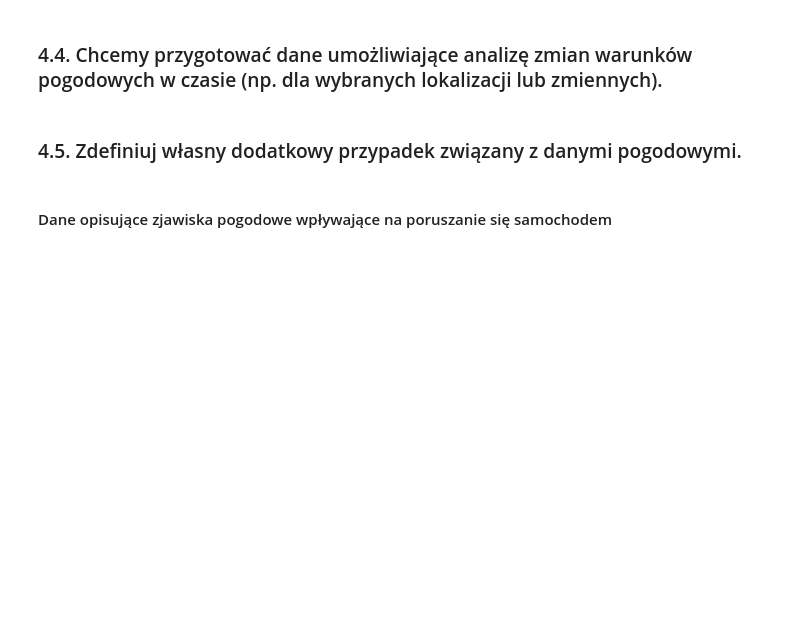
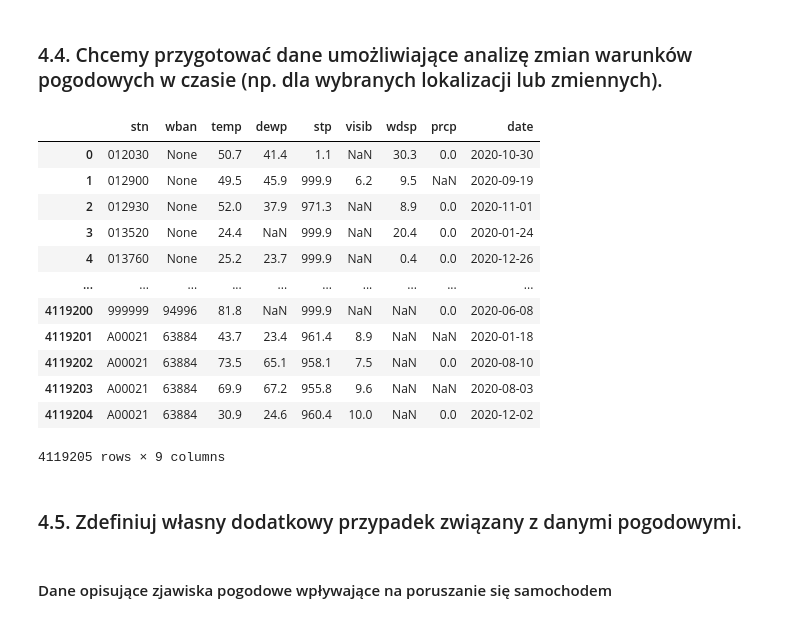
Before and after one commit to Matio004/PodstawyPrzetwarzaniaDuzychZbiorowDanych, a Jupyter notebook: zad1.ipynb, the cells around one changed output. Drawn from its saved outputs; the diff is of its cells as text; code cells hidden in the pictures; blank space fills up the shorter version.

```diff
--- a/zad1.ipynb
+++ b/zad1.ipynb
@@ -183,21 +249,35 @@ df
 # %%
 query = """
         SELECT stn, wban, temp, dewp, stp, visib, wdsp, prcp, `date`
         FROM `bigquery-public-data.noaa_gsod.gsod2020`
         """
 
 df = client.query(query).to_dataframe()
 df['wban'] = df['wban'].replace('99999', None)
 df['temp'] = df['temp'].replace(9999.9, None).astype(np.float64)
 df['dewp'] = df['dewp'].replace(9999.9, None).astype(np.float64)
 df['stp'] = df['stp'].replace(9999.9, None).astype(np.float64)
 df['visib'] = df['visib'].replace(999.9, None).astype(np.float64)
 df['wdsp'] = df['wdsp'].replace('999.9', None).astype(np.float64)
 df['prcp'] = df['prcp'].replace(99.99, None).astype(np.float64)
 df = df.drop_duplicates()
 
-df.to_csv('data/zad4_4.csv')
+df.to_csv('data/zad4_4.csv', index=False)
 df
+# %% [output]
+|  | stn | wban | temp | dewp | stp | visib | wdsp | prcp | date |
+| 0 | 012030 | None | 50.7 | 41.4 | 1.1 | NaN | 30.3 | 0.0 | 2020-10-30 |
+| 1 | 012900 | None | 49.5 | 45.9 | 999.9 | 6.2 | 9.5 | NaN | 2020-09-19 |
+| 2 | 012930 | None | 52.0 | 37.9 | 971.3 | NaN | 8.9 | 0.0 | 2020-11-01 |
+| 3 | 013520 | None | 24.4 | NaN | 999.9 | NaN | 20.4 | 0.0 | 2020-01-24 |
+| 4 | 013760 | None | 25.2 | 23.7 | 999.9 | NaN | 0.4 | 0.0 | 2020-12-26 |
+| ... | ... | ... | ... | ... | ... | ... | ... | ... | ... |
+| 4119200 | 999999 | 94996 | 81.8 | NaN | 999.9 | NaN | NaN | 0.0 | 2020-06-08 |
+| 4119201 | A00021 | 63884 | 43.7 | 23.4 | 961.4 | 8.9 | NaN | NaN | 2020-01-18 |
+| 4119202 | A00021 | 63884 | 73.5 | 65.1 | 958.1 | 7.5 | NaN | 0.0 | 2020-08-10 |
+| 4119203 | A00021 | 63884 | 69.9 | 67.2 | 955.8 | 9.6 | NaN | NaN | 2020-08-03 |
+| 4119204 | A00021 | 63884 | 30.9 | 24.6 | 960.4 | 10.0 | NaN | 0.0 | 2020-12-02 |
+4119205 rows × 9 columns
 # %% [markdown]
 ### 4.5. Zdefiniuj własny dodatkowy przypadek związany z danymi pogodowymi.
 # %% [markdown]
```
Also changed, not shown: parts of 13 cells of this notebook.
